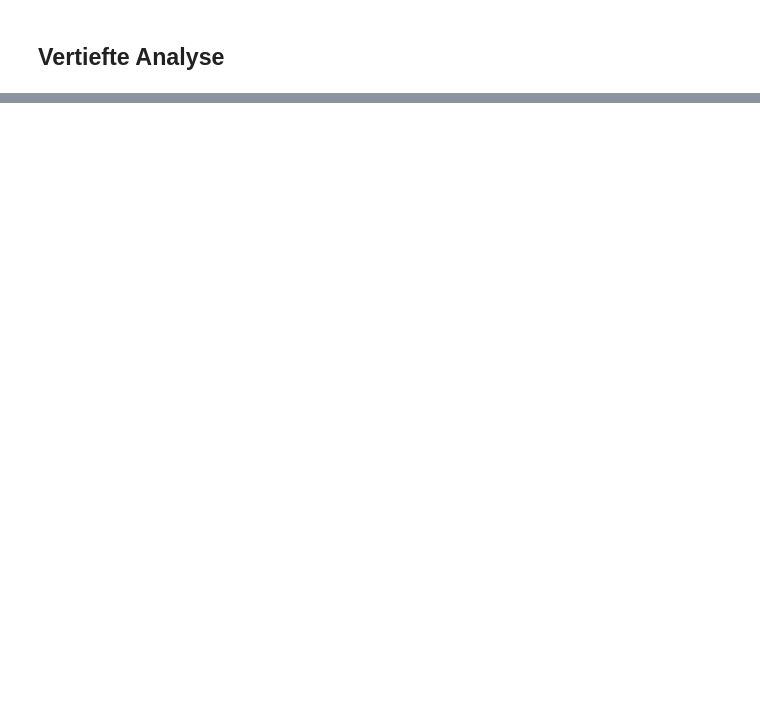
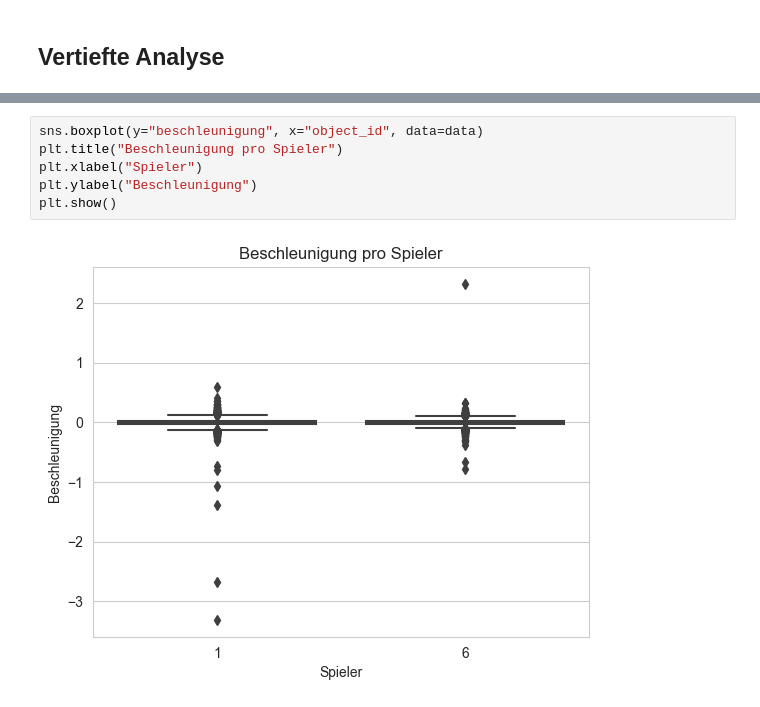
Before and after one commit to fhnw-ds/fhnw-cda2-tennis-analysis, a Jupyter notebook: field_analysis/eda_kevin_w.ipynb, the cells around one changed output, grey strips where cells are left out. Saved outputs shown, nothing was run; the diff lists cells and outputs as text; blank space fills up the shorter version.

```diff
--- a/field_analysis/eda_kevin_w.ipynb
+++ b/field_analysis/eda_kevin_w.ipynb
@@ -313,0 +351,8 @@ data.head()
+# %%
+sns.boxplot(y="beschleunigung", x="object_id", data=data)
+plt.title("Beschleunigung pro Spieler")
+plt.xlabel("Spieler")
+plt.ylabel("Beschleunigung")
+plt.show()
+# %% [output]
+[figure, added]
```
Also changed, not shown: parts of 21 cells of this notebook.
